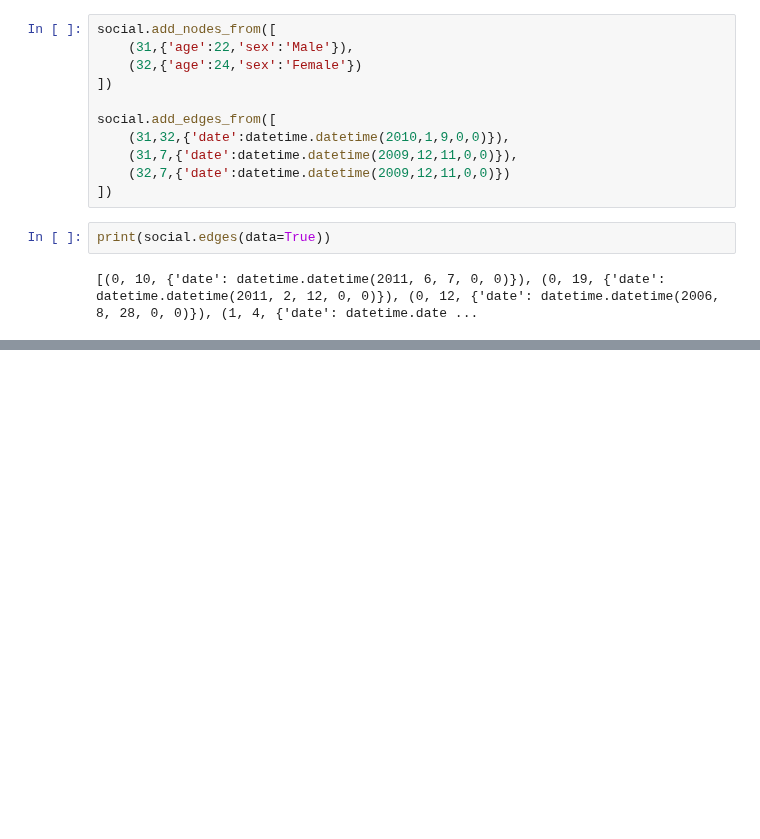
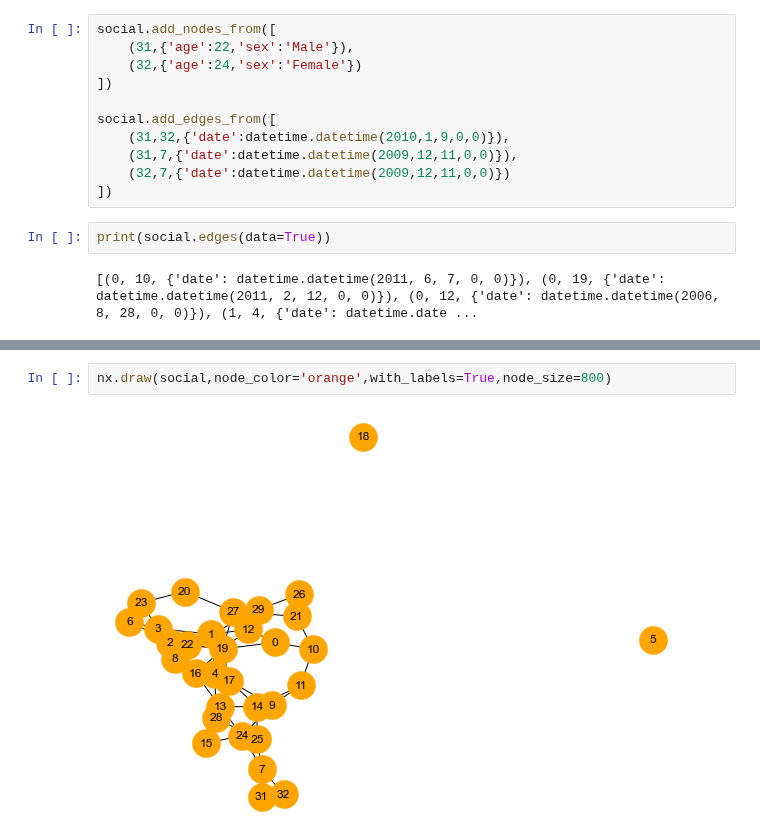
Before and after one commit to JayantGoel001/GraphsAndSocialNetworkAnalytics, a Jupyter notebook: Social Network Analysis.ipynb, the cells around one changed output, grey strips where cells are left out. Drawn from its saved outputs; the diff is of its cells as text; blank space fills up the shorter version.

```diff
--- a/Social Network Analysis.ipynb
+++ b/Social Network Analysis.ipynb
@@ -157,0 +172,4 @@ print(social.edges(data=True))
+# %%
+nx.draw(social,node_color='orange',with_labels=True,node_size=800)
+# %% [output]
+[figure, added]
```
Also changed, not shown: parts of 1 cell of this notebook.
